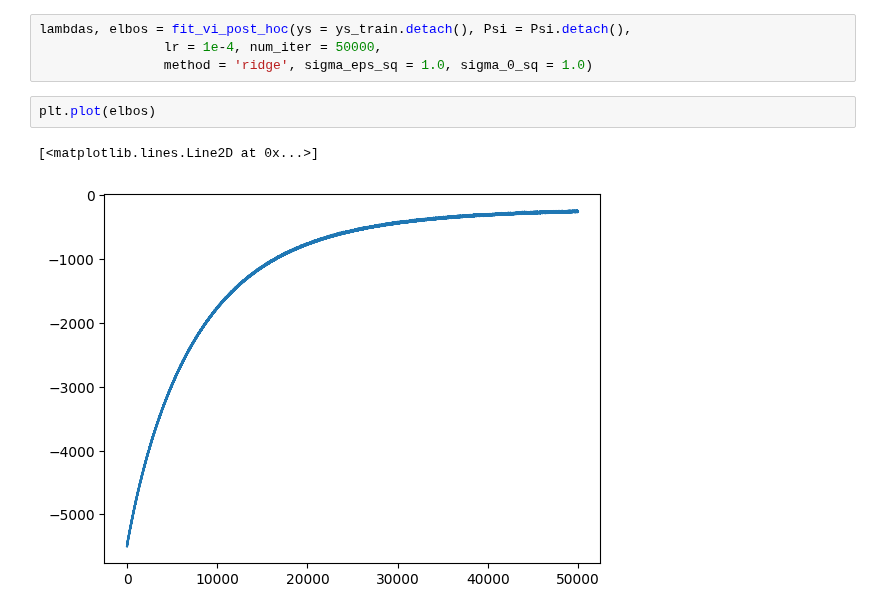
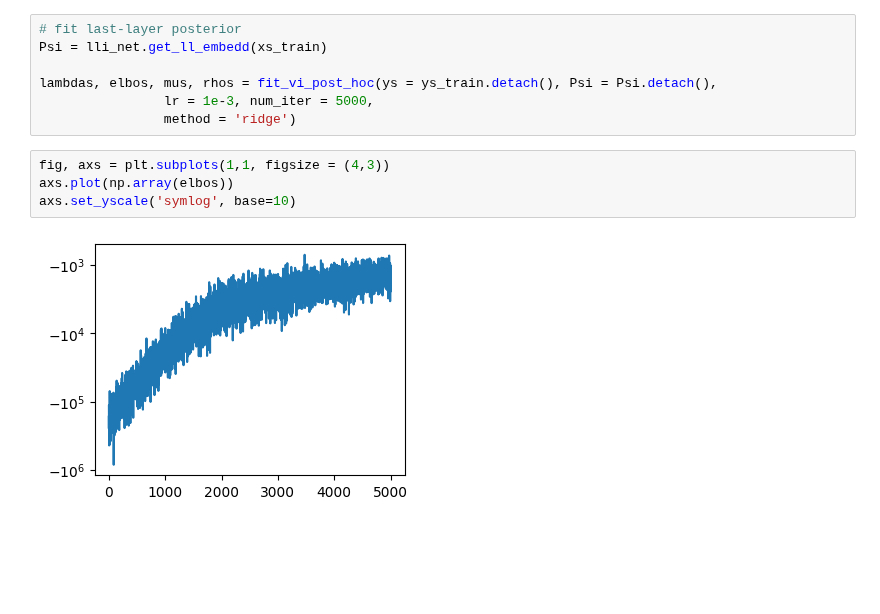
Before and after one commit to clarahoffmann/last-layer-inf, a Jupyter notebook: src/vi_ridge.ipynb, the cells around one changed output. Cells and saved outputs as stored; diff of their text form; blank space fills up the shorter version.

```diff
--- a/src/vi_ridge.ipynb
+++ b/src/vi_ridge.ipynb
@@ -91,9 +76,13 @@ Psi = lli_net.get_ll_embedd(xs_train)
 # %%
-lambdas, elbos = fit_vi_post_hoc(ys = ys_train.detach(), Psi = Psi.detach(),
-                lr = 1e-4, num_iter = 50000,
-                method = 'ridge', sigma_eps_sq = 1.0, sigma_0_sq = 1.0)
+# fit last-layer posterior
+Psi = lli_net.get_ll_embedd(xs_train)
+
+lambdas, elbos, mus, rhos = fit_vi_post_hoc(ys = ys_train.detach(), Psi = Psi.detach(),
+                lr = 1e-3, num_iter = 5000,
+                method = 'ridge')
-# %%
-plt.plot(elbos)
-# %% [output]
-[<matplotlib.lines.Line2D at 0x...>]
-[figure, removed]
+# %%
+fig, axs = plt.subplots(1,1, figsize = (4,3))
+axs.plot(np.array(elbos))
+axs.set_yscale('symlog', base=10)
+# %% [output]
+[figure, added]
```
Also changed, not shown: parts of 11 cells of this notebook.
